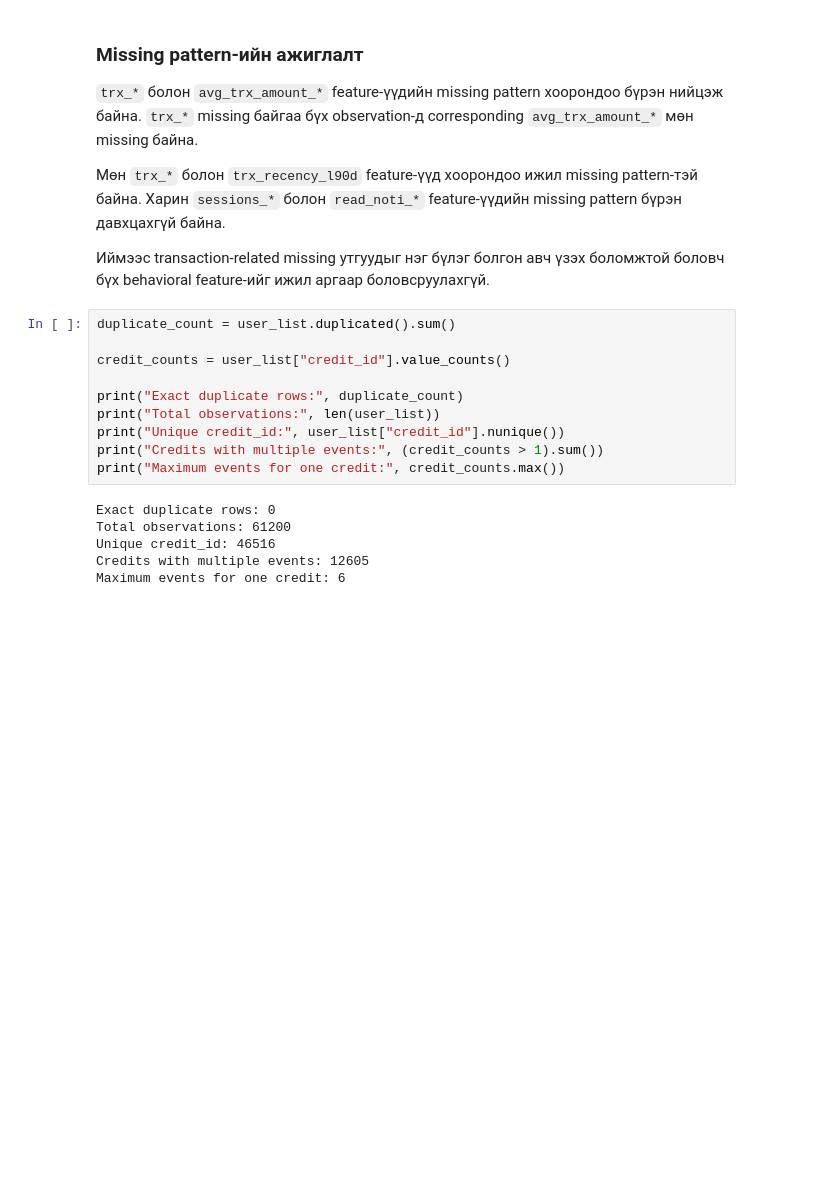
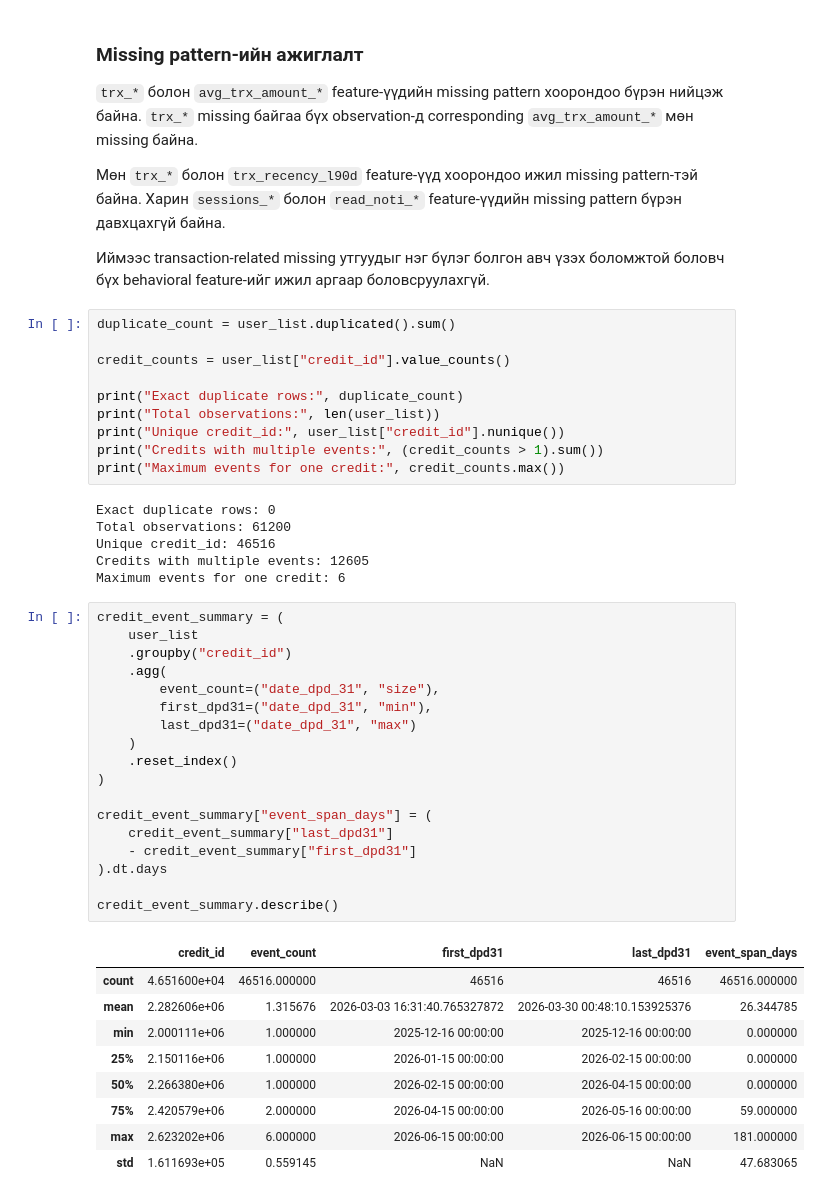
Before and after one commit to Khishigjargal42/toki_ds_task, a Jupyter notebook: notebooks/01_Toki_DPD91_Model.ipynb, the cells around one changed output. Drawn from its saved outputs; the diff is of its cells as text; blank space fills up the shorter version.

```diff
--- a/notebooks/01_Toki_DPD91_Model.ipynb
+++ b/notebooks/01_Toki_DPD91_Model.ipynb
@@ -456,3 +456,31 @@ Total observations: 61200
 Unique credit_id: 46516
 Credits with multiple events: 12605
 Maximum events for one credit: 6
+# %%
+credit_event_summary = (
+    user_list
+    .groupby("credit_id")
+    .agg(
+        event_count=("date_dpd_31", "size"),
+        first_dpd31=("date_dpd_31", "min"),
+        last_dpd31=("date_dpd_31", "max")
+    )
+    .reset_index()
+)
+
+credit_event_summary["event_span_days"] = (
+    credit_event_summary["last_dpd31"]
+    - credit_event_summary["first_dpd31"]
+).dt.days
+
+credit_event_summary.describe()
+# %% [output]
+|  | credit_id | event_count | first_dpd31 | last_dpd31 | event_span_days |
+| count | 4.651600e+04 | 46516.000000 | 46516 | 46516 | 46516.000000 |
+| mean | 2.282606e+06 | 1.315676 | 2026-03-03 16:31:40.765327872 | 2026-03-30 00:48:10.153925376 | 26.344785 |
+| min | 2.000111e+06 | 1.000000 | 2025-12-16 00:00:00 | 2025-12-16 00:00:00 | 0.000000 |
+| 25% | 2.150116e+06 | 1.000000 | 2026-01-15 00:00:00 | 2026-02-15 00:00:00 | 0.000000 |
+| 50% | 2.266380e+06 | 1.000000 | 2026-02-15 00:00:00 | 2026-04-15 00:00:00 | 0.000000 |
+| 75% | 2.420579e+06 | 2.000000 | 2026-04-15 00:00:00 | 2026-05-16 00:00:00 | 59.000000 |
+| max | 2.623202e+06 | 6.000000 | 2026-06-15 00:00:00 | 2026-06-15 00:00:00 | 181.000000 |
+| std | 1.611693e+05 | 0.559145 | NaN | NaN | 47.683065 |
```
Also changed, not shown: parts of 17 cells of this notebook.
